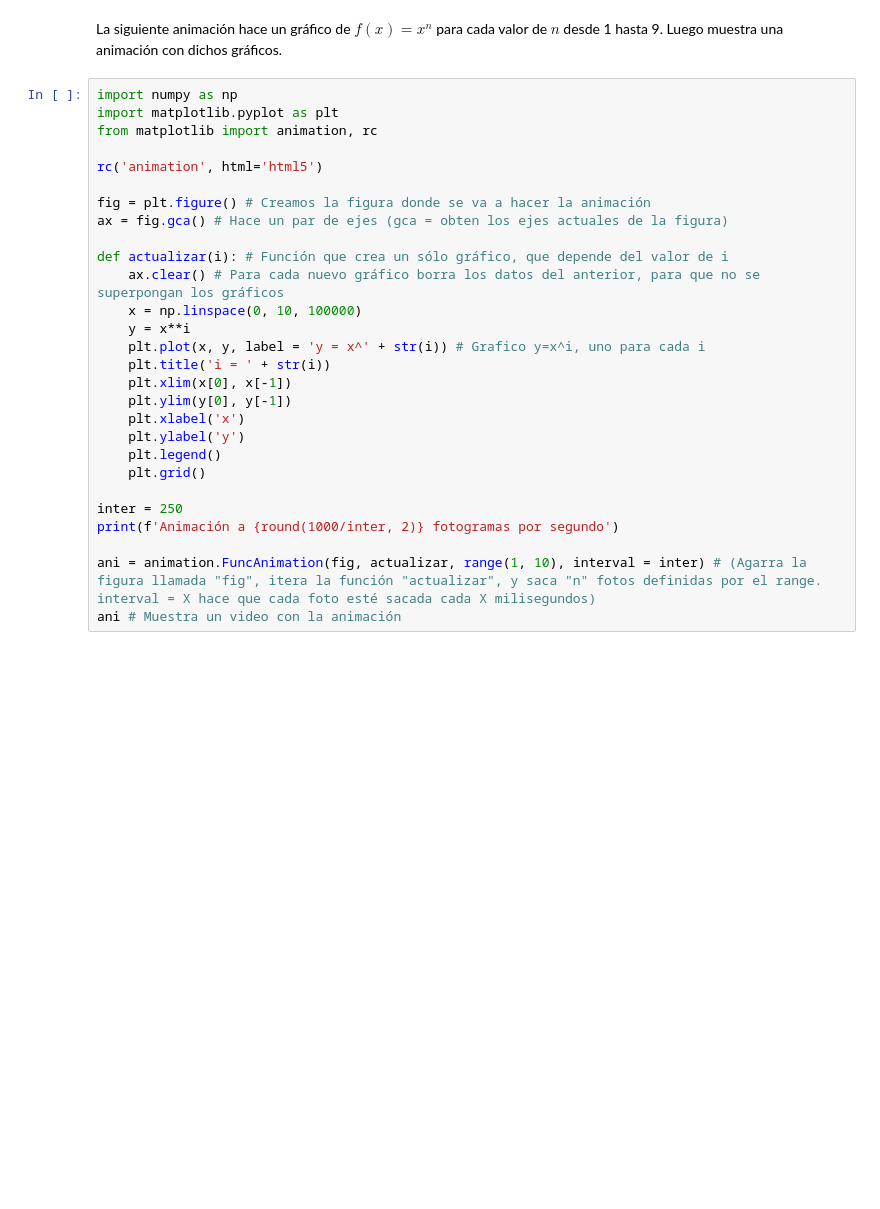
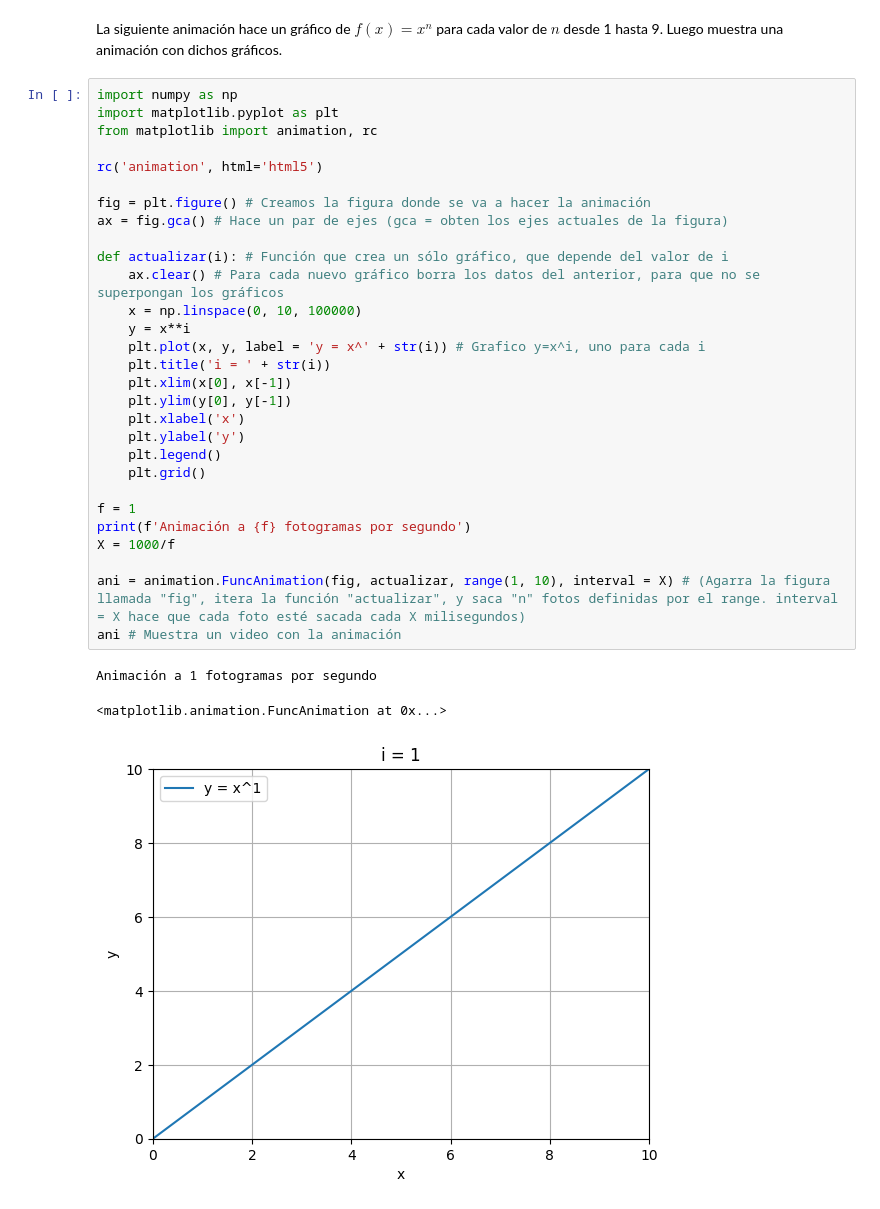
Before and after one commit to Ale6100/animaciones-python, a Jupyter notebook: introduccion.ipynb, the cells around one changed output. Cells and saved outputs as stored; diff of their text form; blank space fills up the shorter version.

```diff
--- a/introduccion.ipynb
+++ b/introduccion.ipynb
@@ -22,28 +22,33 @@ La siguiente animación hace un gráfico de $f(x) = x^n$ para cada valor de $n$
 # %%
 import numpy as np
 import matplotlib.pyplot as plt
 from matplotlib import animation, rc
 
 rc('animation', html='html5')
 
 fig = plt.figure() # Creamos la figura donde se va a hacer la animación
 ax = fig.gca() # Hace un par de ejes (gca = obten los ejes actuales de la figura)
 
 def actualizar(i): # Función que crea un sólo gráfico, que depende del valor de i
     ax.clear() # Para cada nuevo gráfico borra los datos del anterior, para que no se superpongan los gráficos
     x = np.linspace(0, 10, 100000)
     y = x**i
     plt.plot(x, y, label = 'y = x^' + str(i)) # Grafico y=x^i, uno para cada i
     plt.title('i = ' + str(i))
     plt.xlim(x[0], x[-1])
     plt.ylim(y[0], y[-1])
     plt.xlabel('x')
     plt.ylabel('y')
     plt.legend()
     plt.grid()
 
-inter = 250
-print(f'Animación a {round(1000/inter, 2)} fotogramas por segundo')
+f = 1
+print(f'Animación a {f} fotogramas por segundo')
+X = 1000/f
 
-ani = animation.FuncAnimation(fig, actualizar, range(1, 10), interval = inter) # (Agarra la figura llamada "fig", itera la función "actualizar", y saca "n" fotos definidas por el range. interval = X hace que cada foto esté sacada cada X milisegundos)
+ani = animation.FuncAnimation(fig, actualizar, range(1, 10), interval = X) # (Agarra la figura llamada "fig", itera la función "actualizar", y saca "n" fotos definidas por el range. interval = X hace que cada foto esté sacada cada X milisegundos)
 ani # Muestra un video con la animación
+# %% [output]
+Animación a 1 fotogramas por segundo
+<matplotlib.animation.FuncAnimation at 0x...>
+[figure, added]
```
Also changed, not shown: 6 other files.
